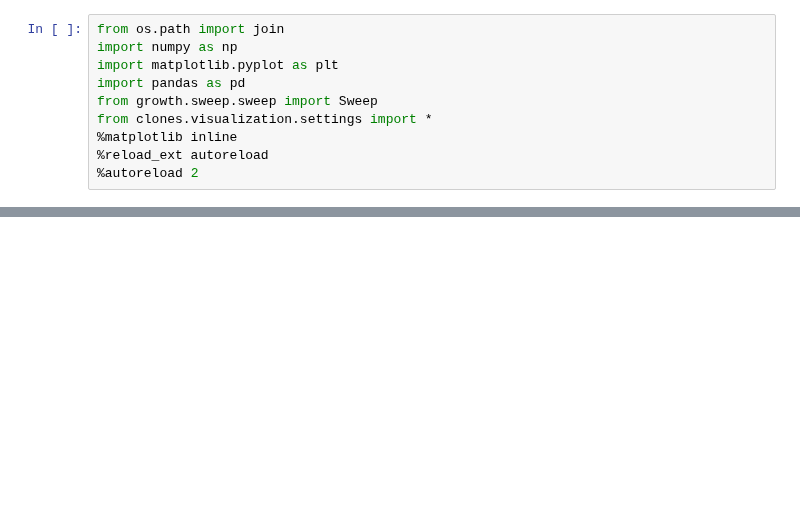
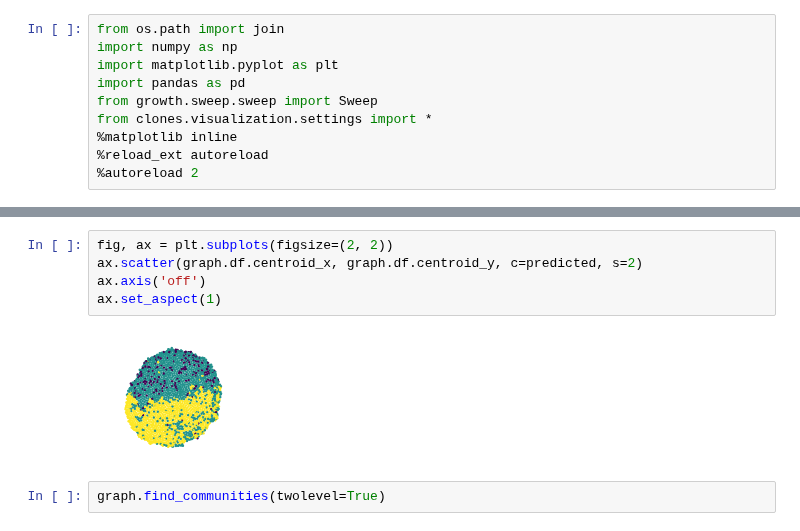
Before and after one commit to sbernasek/flyqma, a Jupyter notebook: notebooks/figures/classifier_dev.ipynb, the cells around one changed output, grey strips where cells are left out. Cells and saved outputs as stored; diff of their text form; blank space fills up the shorter version.

```diff
--- a/notebooks/figures/classifier_dev.ipynb
+++ b/notebooks/figures/classifier_dev.ipynb
@@ -192,0 +74,9 @@ biclassifier = biselector.models[2]
+# %%
+fig, ax = plt.subplots(figsize=(2, 2))
+ax.scatter(graph.df.centroid_x, graph.df.centroid_y, c=predicted, s=2)
+ax.axis('off')
+ax.set_aspect(1)
+# %% [output]
+[figure, added]
+# %%
+graph.find_communities(twolevel=True)
```
Also changed, not shown: parts of 181 cells of this notebook, 33 other files.
